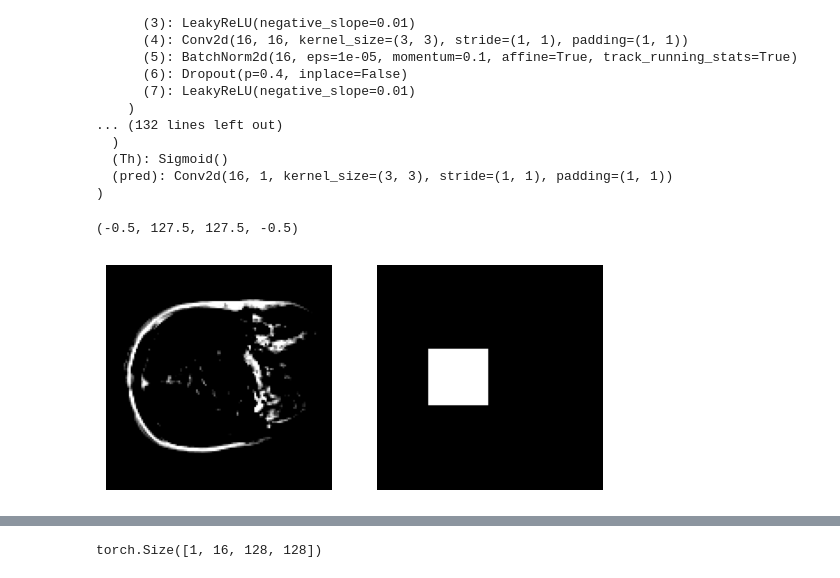
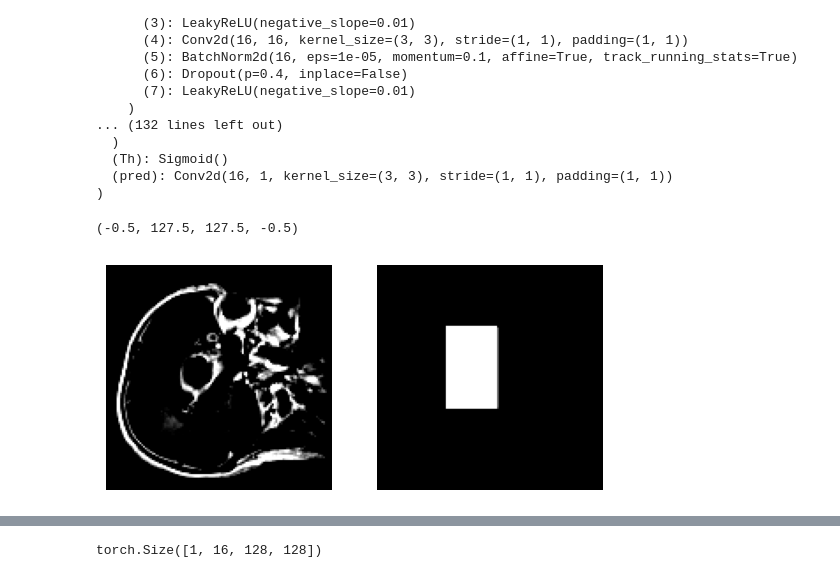
Before and after one commit to HuRuilizhen/EIE4512-U-Net-with-KAN, a Jupyter notebook: UNet_visualize.ipynb, the cells around one changed output, grey strips where cells are left out. Saved outputs shown, nothing was run; the diff lists cells and outputs as text; code cells hidden in the pictures.

Commit message:
udpate visualization

```diff
--- a/UNet_visualize.ipynb
+++ b/UNet_visualize.ipynb
@@ -28,16 +35,14 @@ from loader import train_dataset, test_dataset, valid_dataset
 from torch.utils.data import DataLoader
 from matplotlib import pyplot as plt
 # %%
-# plot image and mask in the subplots
-
-image, mask = train_dataset[0]
+image, mask = train_dataset[1]
 
 fig, ax = plt.subplots(1, 2)
 
 ax[0].imshow(image.numpy().squeeze(), cmap='gray')
 ax[0].axis('off')
 ax[1].imshow(mask.numpy().squeeze(), cmap='gray')
 ax[1].axis('off')
 # %% [output]
 (-0.5, 127.5, 127.5, -0.5)
-[figure, old version]
+[figure, new version]
```
Also changed, not shown: parts of 24 cells of this notebook, 8 other files.
